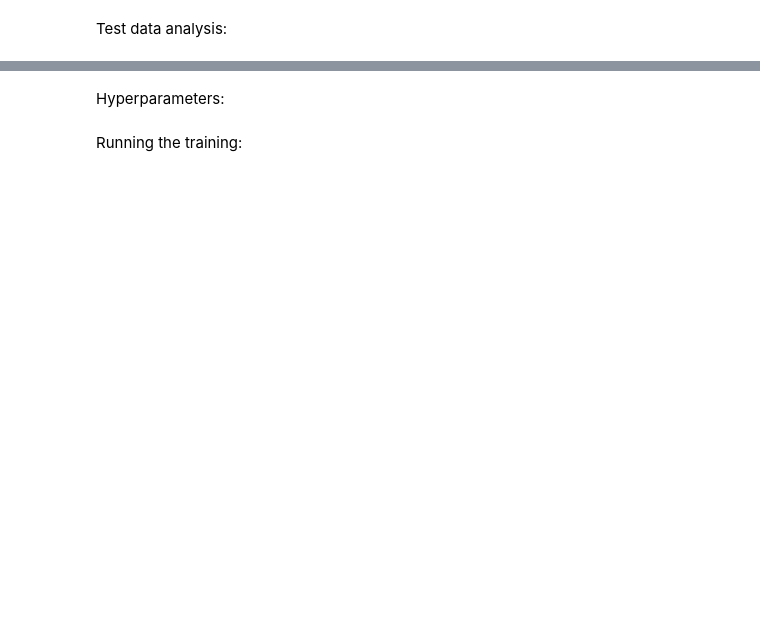
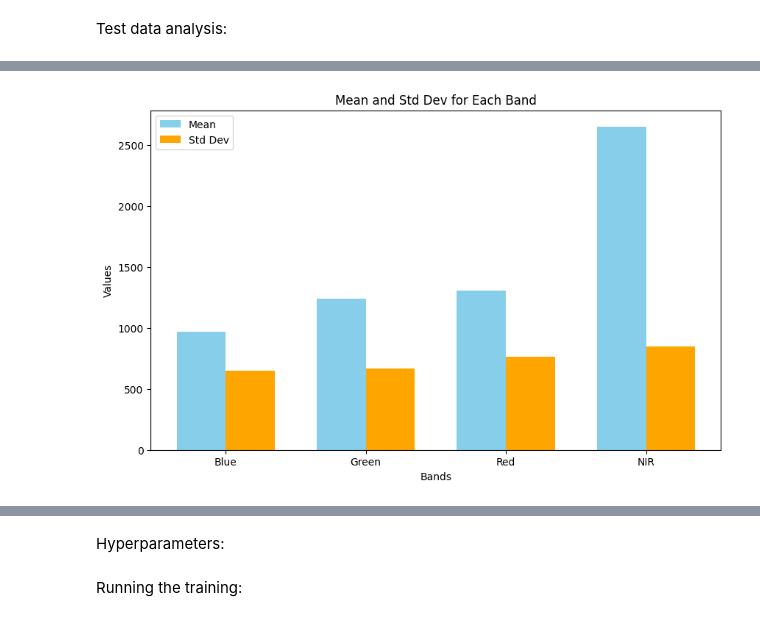
Before and after one commit to TGPZTT/magellan, a Jupyter notebook: Magellan.ipynb, the cells around one changed output, grey strips where cells are left out. Saved outputs shown, nothing was run; the diff lists cells and outputs as text; code cells hidden in the pictures; blank space fills up the shorter version.

Commit message:
Advanced Solution + results in CSV

```diff
--- a/Magellan.ipynb
+++ b/Magellan.ipynb
@@ -351,3 +367,5 @@ print(y_test.shape)
+# %%
+band_names = ["Blue", "Green", "Red", "NIR"]
 # %% [markdown]
 This function prints information on the distribution of FLOODED and CLEAR data:
 # %%
@@ -360,0 +472,23 @@ def analyseLabels(labels):
+# %%
+def visualize_stacked_bar_chart(aggregated_results):
+    # Extract data from DataFrame
+    bands = aggregated_results.index.tolist()
+    means = aggregated_results["Mean"].tolist()
+    std_devs = aggregated_results["Std_Dev"].tolist()
+
+    # Bar width and positions
+    x = np.arange(len(bands))
+    bar_width = 0.35
+
+    # Plotting
+    plt.figure(figsize=(10, 6))
+    plt.bar(x - bar_width/2, means, bar_width, label='Mean', color='skyblue')
+    plt.bar(x + bar_width/2, std_devs, bar_width, label='Std Dev', color='orange')
+
+    # Formatting
+    plt.xticks(x, bands)
+    plt.xlabel("Bands")
+    plt.ylabel("Values")
+    plt.title("Mean and Std Dev for Each Band")
+    plt.legend()
+    plt.show()
@@ -380,0 +540,2 @@ Percentage of FLOODED areas: 22.059%
+# %%
+results = analyze_bands_in_folders(folderList)
@@ -380,0 +544,5 @@ Percentage of FLOODED areas: 22.059%
+# %%
+aggregated_results = aggregate_contribution_results(results)
+aggregated_results = aggregated_results.sort_values(by="Band", ascending=True)
+aggregated_results['index'] = [0,1,3,2]
+aggregated_results = aggregated_results.sort_values(by="index", ascending=True)
@@ -380,0 +567,4 @@ Percentage of FLOODED areas: 22.059%
+# %%
+visualize_stacked_bar_chart(aggregated_results)
+# %% [output]
+[figure, added]
```
Also changed, not shown: parts of 104 cells of this notebook, 1 other file.
